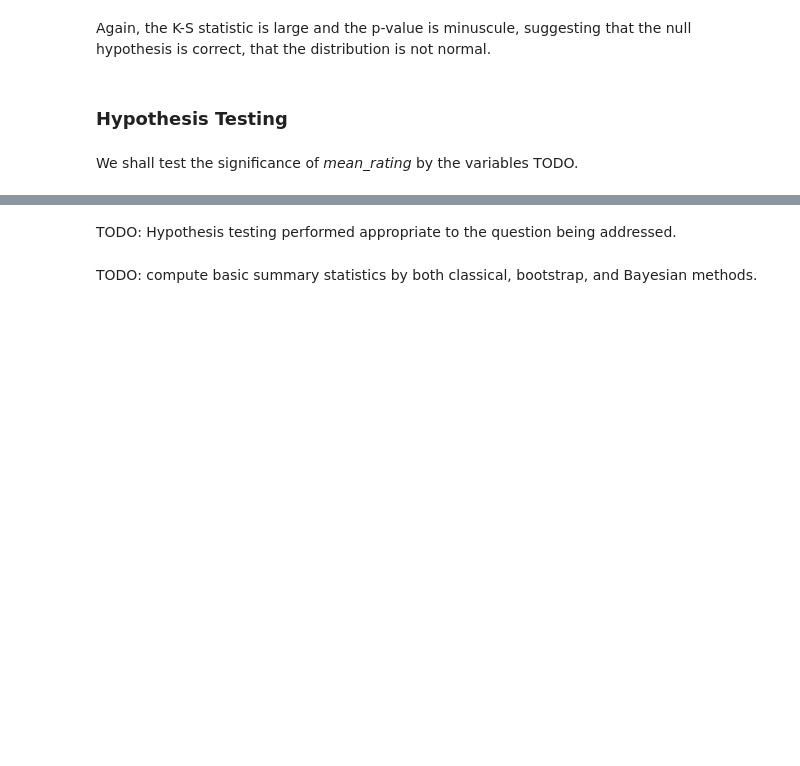
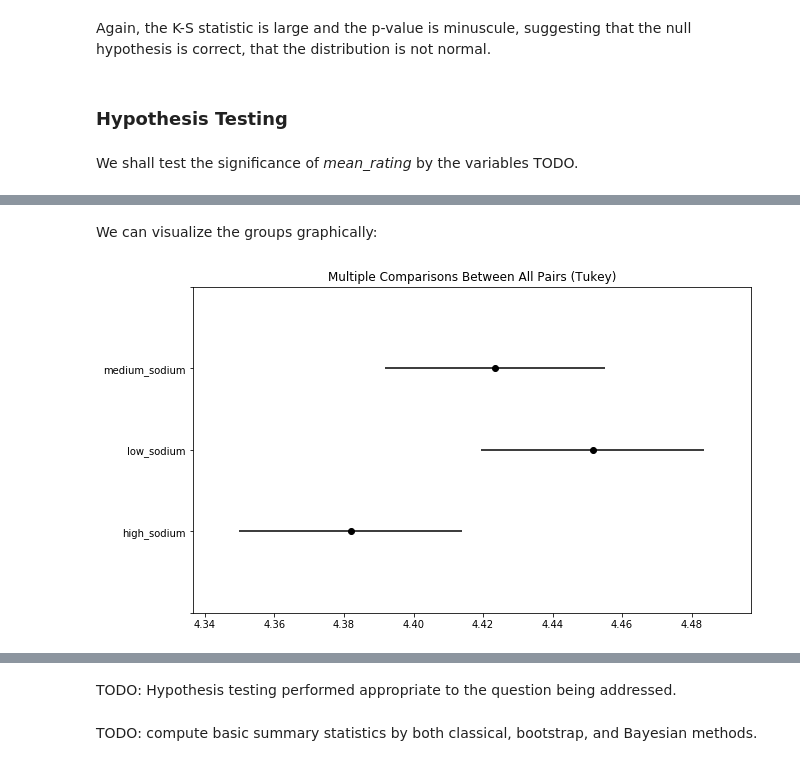
Before and after one commit to pelorenz/data-science-410, a Jupyter notebook: PeterLorenz-M02.ipynb, the cells around one changed output, grey strips where cells are left out. Saved outputs shown, nothing was run; the diff lists cells and outputs as text; code cells hidden in the pictures; blank space fills up the shorter version.

```diff
--- a/PeterLorenz-M02.ipynb
+++ b/PeterLorenz-M02.ipynb
@@ -232,0 +322,12 @@ carb_level[carb_pct > mid_cutoff] = 'high-carb'
+# %%
+# Use percentiles to bin into 3 categories
+sodium_pct = np.array(recipes['sodium_pct'].values)
+low_cutoff = np.percentile(sodium_pct, 33)
+mid_cutoff = np.percentile(sodium_pct, 67)
+
+# Set sodium_level category by position in tertiles
+sodium_level = np.array([None] * len(sodium_pct))
+sodium_level[sodium_pct <= low_cutoff] = 'low_sodium'
+sodium_level[sodium_pct > low_cutoff] = 'medium_sodium'
+sodium_level[sodium_pct > mid_cutoff] = 'high_sodium'
+recipes['sodium_level'] = sodium_level
@@ -232,0 +338,12 @@ carb_level[carb_pct > mid_cutoff] = 'high-carb'
+# %%
+# extract groups
+low_sodium = np.array(recipes.loc[recipes.loc[:, 'sodium_level'] == 'low_sodium', 'mean_rating'])
+medium_sodium = np.array(recipes.loc[recipes.loc[:, 'sodium_level'] == 'medium_sodium', 'mean_rating'])
+high_sodium = np.array(recipes.loc[recipes.loc[:, 'sodium_level'] == 'high_sodium', 'mean_rating'])
+
+# prepare dataframe
+df = pd.DataFrame({'vals': low_sodium.tolist() + medium_sodium.tolist() + high_sodium.tolist(),
+                   'group': ['low_sodium'] * len(low_sodium) + ['medium_sodium'] * len(medium_sodium) +
+                  ['high_sodium'] * len(high_sodium)})
+Tukey_HSD = pairwise_tukeyhsd(df.vals, df.group)
+print(Tukey_HSD)
@@ -232,0 +359,6 @@ carb_level[carb_pct > mid_cutoff] = 'high-carb'
+# %% [markdown]
+We can visualize the groups graphically:
+# %%
+_ = Tukey_HSD.plot_simultaneous()
+# %% [output]
+[figure, added]
```
Also changed, not shown: parts of 25 cells of this notebook.
